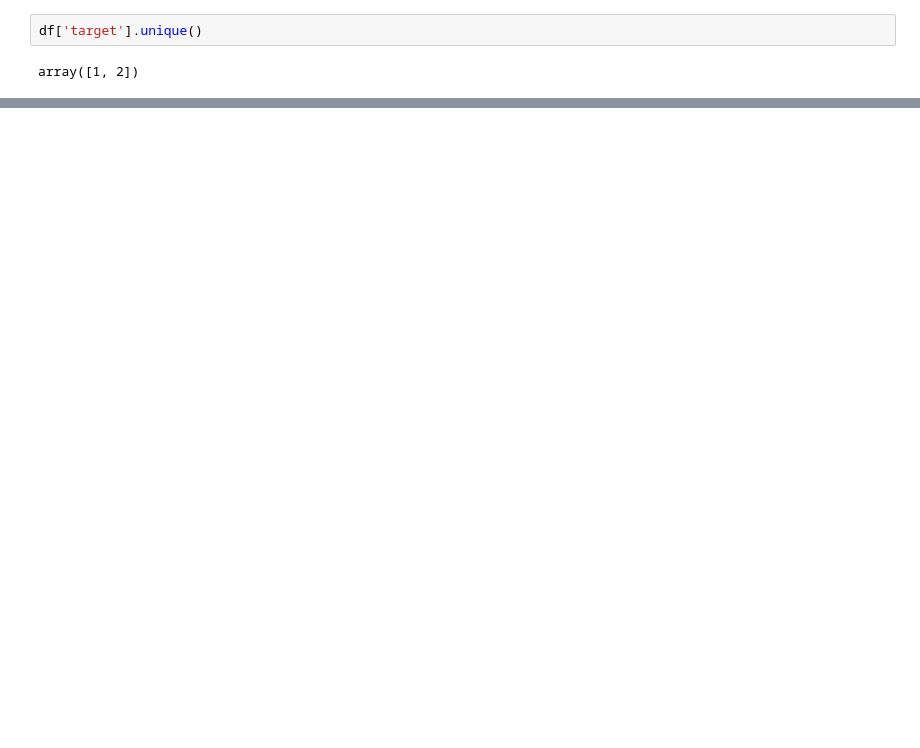
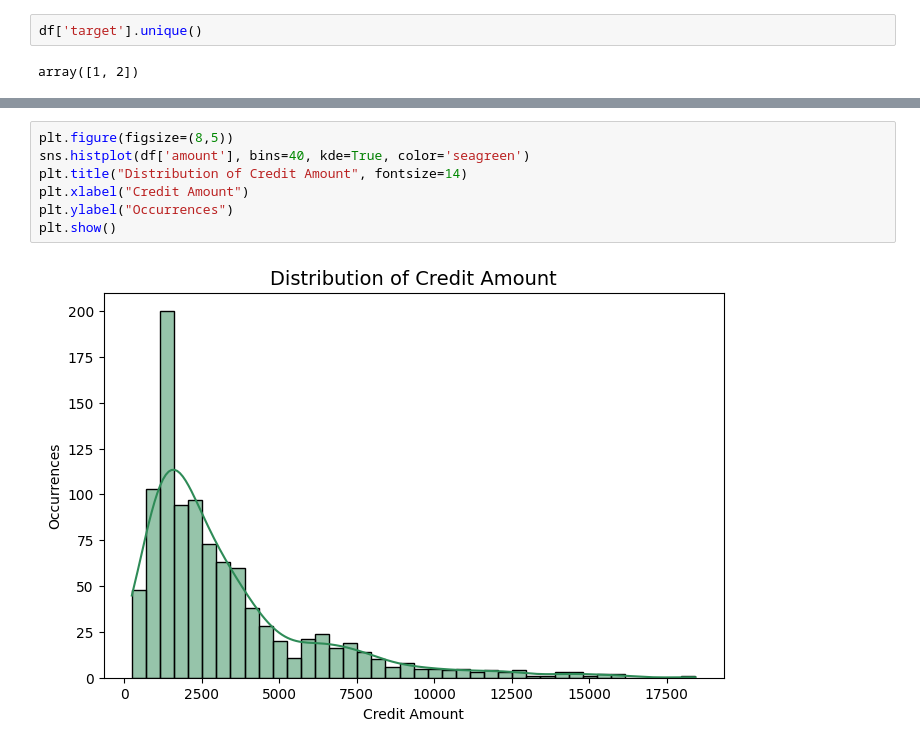
Before and after one commit to ThatPalAl/CreditRisk, a Jupyter notebook: notebooks/data_analysis.ipynb, the cells around one changed output, grey strips where cells are left out. Saved outputs shown, nothing was run; the diff lists cells and outputs as text; blank space fills up the shorter version.

```diff
--- a/notebooks/data_analysis.ipynb
+++ b/notebooks/data_analysis.ipynb
@@ -414,0 +563,9 @@ array([1, 2])
+# %%
+plt.figure(figsize=(8,5))
+sns.histplot(df['amount'], bins=40, kde=True, color='seagreen')
+plt.title("Distribution of Credit Amount", fontsize=14)
+plt.xlabel("Credit Amount")
+plt.ylabel("Occurrences")
+plt.show()
+# %% [output]
+[figure, added]
```
Also changed, not shown: parts of 35 cells of this notebook.
